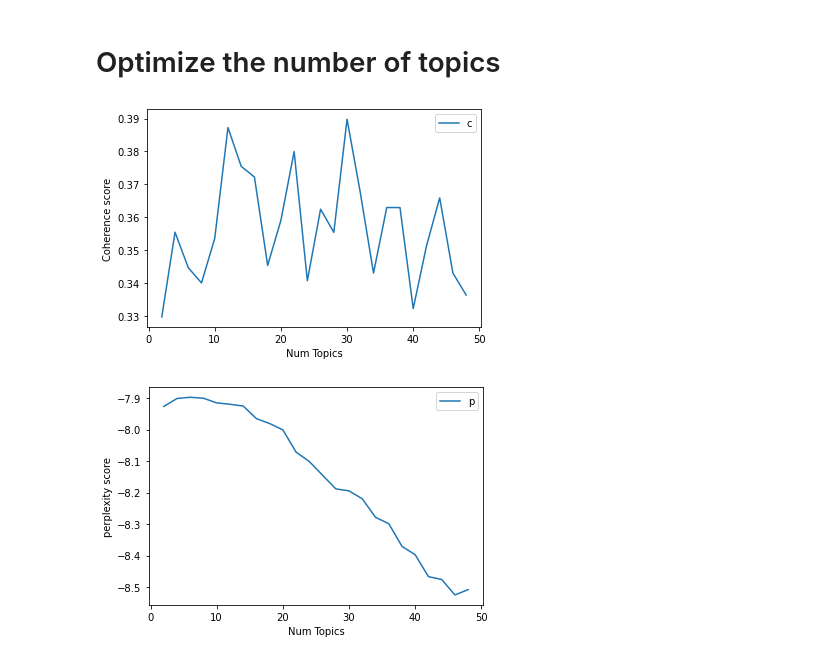
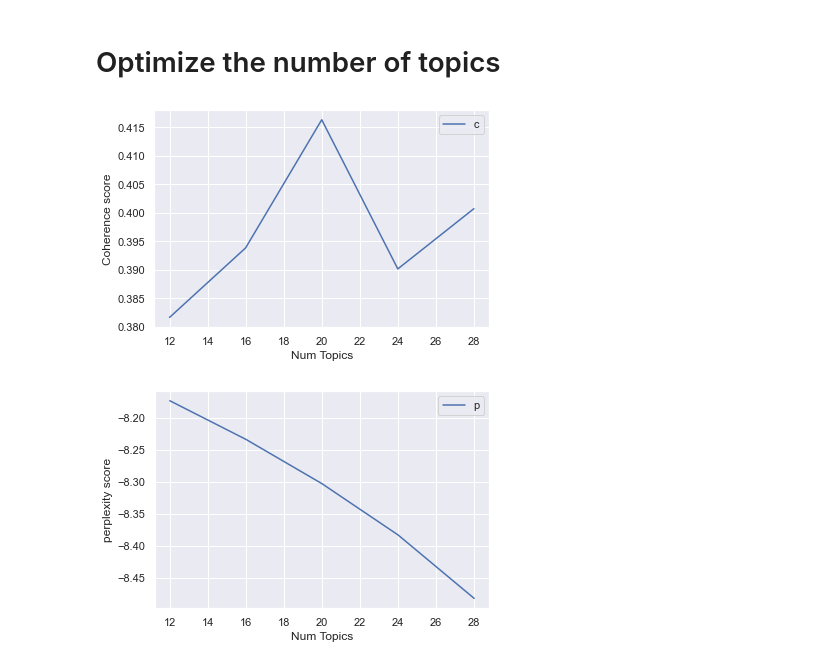
Before and after one commit to rawat-sushil/Topic-Modelling, a Jupyter notebook: 7135_Topic_Modelling.ipynb, the cells around one changed output. Saved outputs shown, nothing was run; the diff lists cells and outputs as text; code cells hidden in the pictures.

```diff
--- a/7135_Topic_Modelling.ipynb
+++ b/7135_Topic_Modelling.ipynb
@@ -29,7 +29,14 @@ warnings.filterwarnings("ignore",category=DeprecationWarning)
 
 import nltk
 from nltk.stem import WordNetLemmatizer
+from nltk.tokenize import word_tokenize
+
 en_stop = set(nltk.corpus.stopwords.words('english'))
+en_stop= en_stop.union(('well','half','also','year','shall','whereas','note','going','must','point','five','said','nam','viet','shall',\
+                       'per','many','much','either','long','ifor','upon','first','man','men','ever','thus','twenty','aforesaid','within','fourth',\
+                       'would','state','government','union','unite','herewith','world','country','public','america','whilst',\
+                       'tonight','today','percent','henceforth','likewise','program','pre','people','american','new',\
+                       'congress','make','say','number','united','time','one','may','nation','let','could'))
 # %%
 # Load files from directory
 root_folder = "topicmodel_speeches"
@@ -86,6 +170,7 @@ print("\n",date_of_speech[190],president_names[190],"\n",speeches[190][0:100])
 3. Lemmatize
 # %%
 stemmer = WordNetLemmatizer()
+
 
 def preprocess_speech(speech):
         # Remove all the special characters
@@ -103,11 +188,12 @@ def preprocess_speech(speech):
         # Converting to Lowercase
         speech = speech.lower()
 
-        # Lemmatization
-        tokens = speech.split()
+        # Token and Lemmatization
+#         tokens = speech.split()
+        tokens = word_tokenize(speech)
         tokens = [stemmer.lemmatize(word) for word in tokens]
         tokens = [word for word in tokens if word not in en_stop]
-        tokens = [word for word in tokens if len(word)  > 5]
+        tokens = [word for word in tokens if len(word)  > 2]
 
         return tokens
 # %%
@@ -160,7 +246,7 @@ accomplished
 # Build LDA model
 lda_model = gensim.models.ldamodel.LdaModel(corpus=corpus,
                                            id2word=id2word,
-                                           num_topics=10,
+                                           num_topics=20,
                                            update_every=1,
                                            passes=20)
 # %%
@@ -248,23 +349,25 @@ def compute_coherence_values(dictionary, corpus, texts, limit, start=2, step=2):
 # %%
 # Can take a long time to run.
 model_list, coherence_values, perplexity = compute_coherence_values(dictionary=id2word, \
-                                                        corpus=corpus, texts=processed_speeches, start=2, limit=50, step=2)
+                                                        corpus=corpus, texts=processed_speeches, start=12, limit=30, step=4)
 # %%
+import seaborn as sns
+sns.set()
 # Show graph for coherence_values
-limit=50; start=2; step=2;
+limit=30; start=12; step=4;
 x = range(start, limit, step)
 plt.plot(x, coherence_values)
 plt.xlabel("Num Topics")
 plt.ylabel("Coherence score")
 plt.legend(("coherence_values"), loc='best')
 
 plt.savefig("Coherence_value.png",dpi=300)
 plt.show()
 # %% [output]
-[figure, old version]
+[figure, new version]
 # %%
 # Show graph for perplexity
-limit=50; start=2; step=2;
+limit=30; start=12; step=4;
 x = range(start, limit, step)
 plt.plot(x, perplexity)
 plt.xlabel("Num Topics")
@@ -274,7 +377,7 @@ plt.legend(("perplexity"), loc='best')
 plt.savefig("Perplexity_value.png",dpi=300)
 plt.show()
 # %% [output]
-[figure, old version]
+[figure, new version]
 # %%
 iterations = 0
 for p, cv, i in zip(perplexity, coherence_values, x):
```
Also changed, not shown: parts of 28 cells of this notebook.
